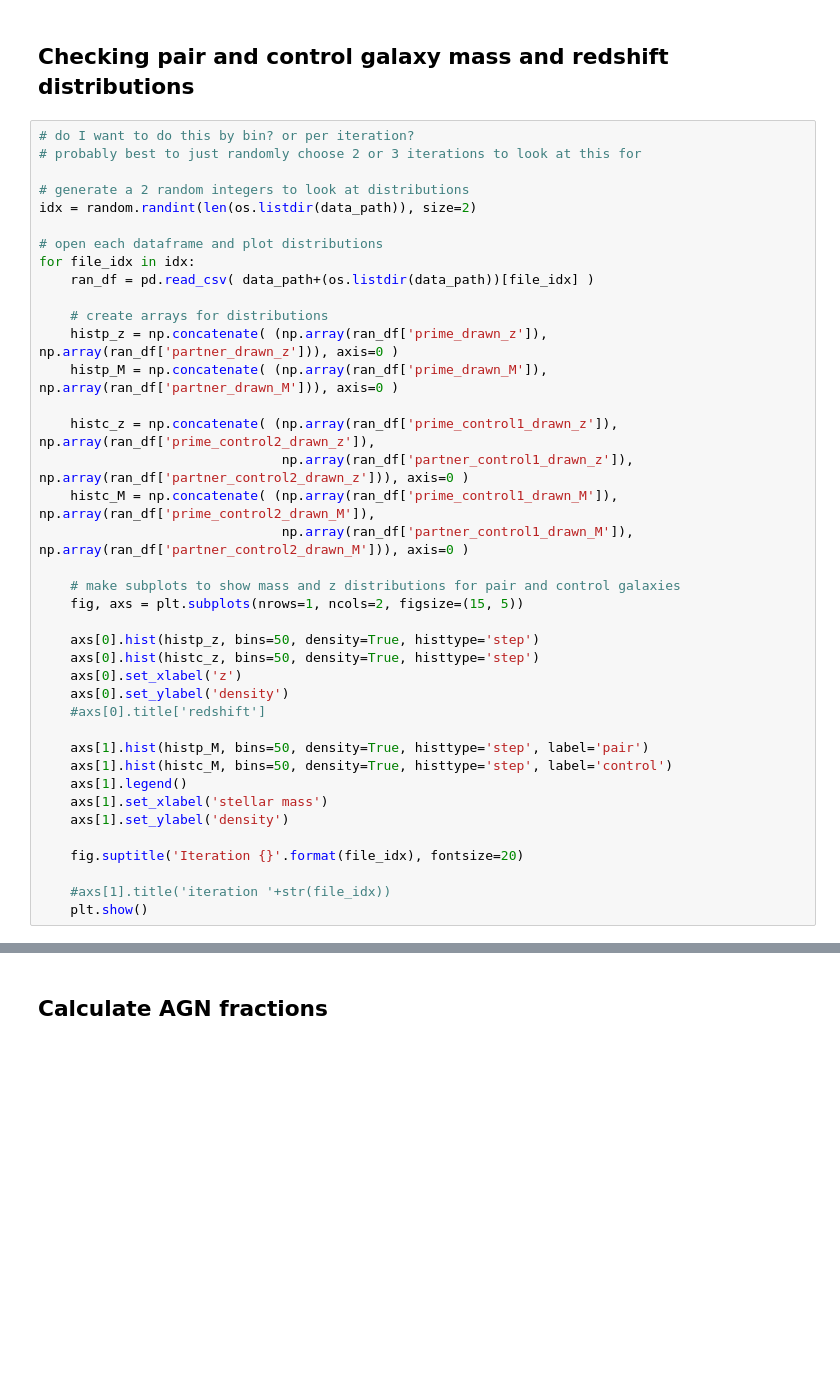
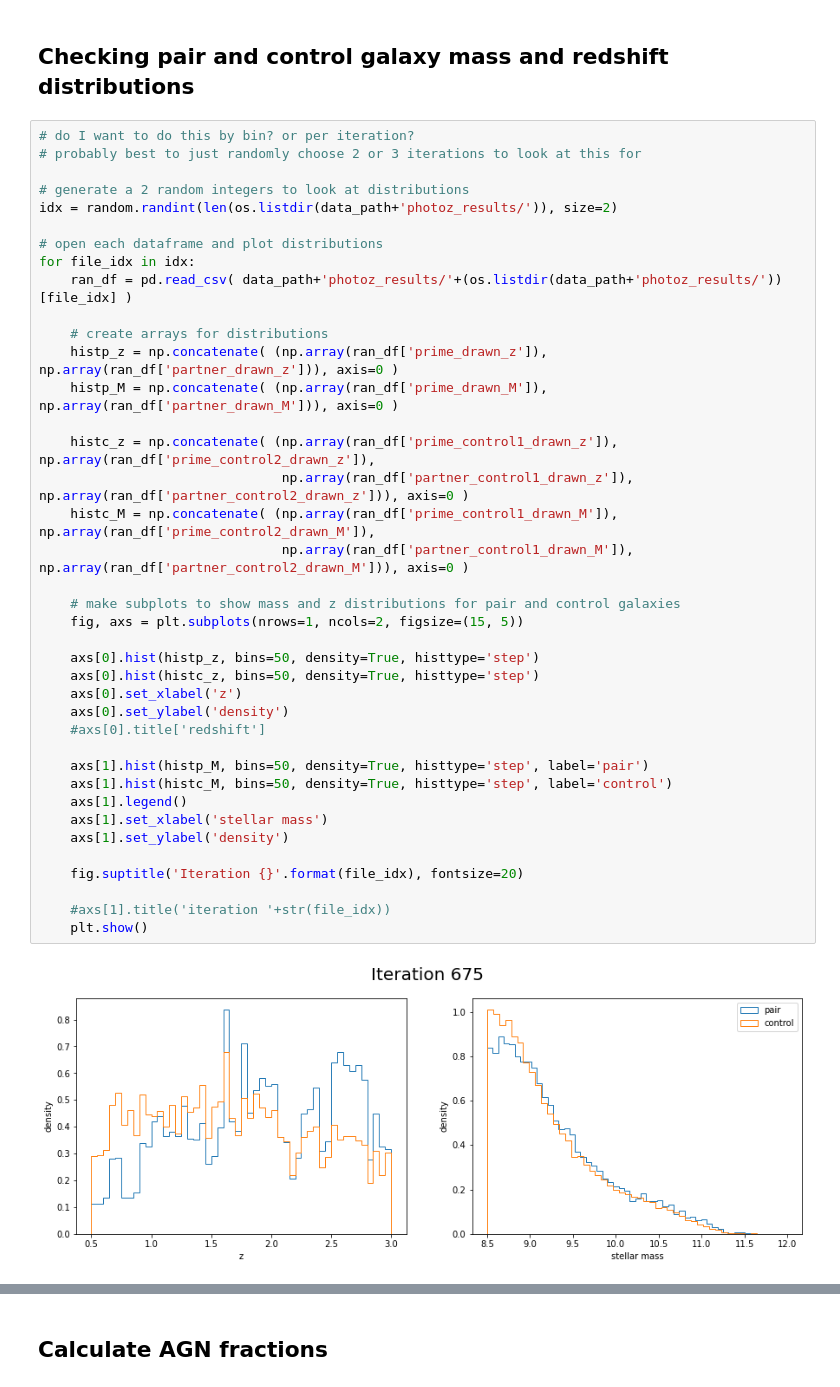
Before and after one commit to sldough21/pair-conv-misc, a Jupyter notebook: am_analysis.ipynb, the cells around one changed output, grey strips where cells are left out. Cells and saved outputs as stored; diff of their text form; blank space fills up the shorter version.

```diff
--- a/am_analysis.ipynb
+++ b/am_analysis.ipynb
@@ -26,37 +28,39 @@ data_path = '/nobackup/c1029594/CANDELS_AGN_merger_data/agn_merger_output/'
 # probably best to just randomly choose 2 or 3 iterations to look at this for
 
 # generate a 2 random integers to look at distributions
-idx = random.randint(len(os.listdir(data_path)), size=2)
+idx = random.randint(len(os.listdir(data_path+'photoz_results/')), size=2)
 
 # open each dataframe and plot distributions
 for file_idx in idx:
-    ran_df = pd.read_csv( data_path+(os.listdir(data_path))[file_idx] )
+    ran_df = pd.read_csv( data_path+'photoz_results/'+(os.listdir(data_path+'photoz_results/'))[file_idx] )
 
     # create arrays for distributions
     histp_z = np.concatenate( (np.array(ran_df['prime_drawn_z']), np.array(ran_df['partner_drawn_z'])), axis=0 )
     histp_M = np.concatenate( (np.array(ran_df['prime_drawn_M']), np.array(ran_df['partner_drawn_M'])), axis=0 )
 
     histc_z = np.concatenate( (np.array(ran_df['prime_control1_drawn_z']), np.array(ran_df['prime_control2_drawn_z']),
                                np.array(ran_df['partner_control1_drawn_z']), np.array(ran_df['partner_control2_drawn_z'])), axis=0 )
     histc_M = np.concatenate( (np.array(ran_df['prime_control1_drawn_M']), np.array(ran_df['prime_control2_drawn_M']),
                                np.array(ran_df['partner_control1_drawn_M']), np.array(ran_df['partner_control2_drawn_M'])), axis=0 )
 
     # make subplots to show mass and z distributions for pair and control galaxies
     fig, axs = plt.subplots(nrows=1, ncols=2, figsize=(15, 5))
 
     axs[0].hist(histp_z, bins=50, density=True, histtype='step')
     axs[0].hist(histc_z, bins=50, density=True, histtype='step')
     axs[0].set_xlabel('z')
     axs[0].set_ylabel('density')
     #axs[0].title['redshift']
 
     axs[1].hist(histp_M, bins=50, density=True, histtype='step', label='pair')
     axs[1].hist(histc_M, bins=50, density=True, histtype='step', label='control')
     axs[1].legend()
     axs[1].set_xlabel('stellar mass')
     axs[1].set_ylabel('density')
 
     fig.suptitle('Iteration {}'.format(file_idx), fontsize=20)
 
     #axs[1].title('iteration '+str(file_idx))
     plt.show()
+# %% [output]
+[figure, added]
```
Also changed, not shown: parts of 5 cells of this notebook.
